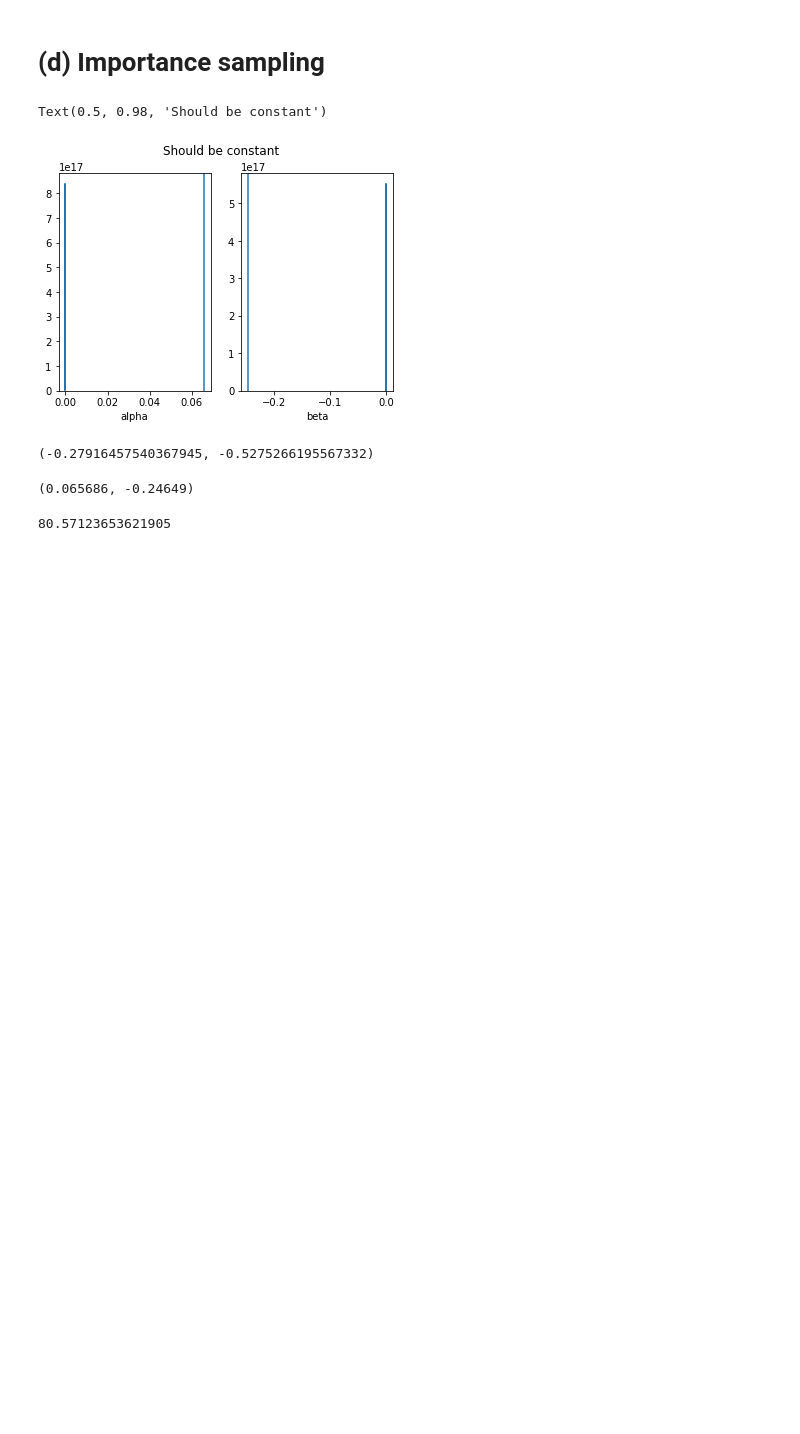
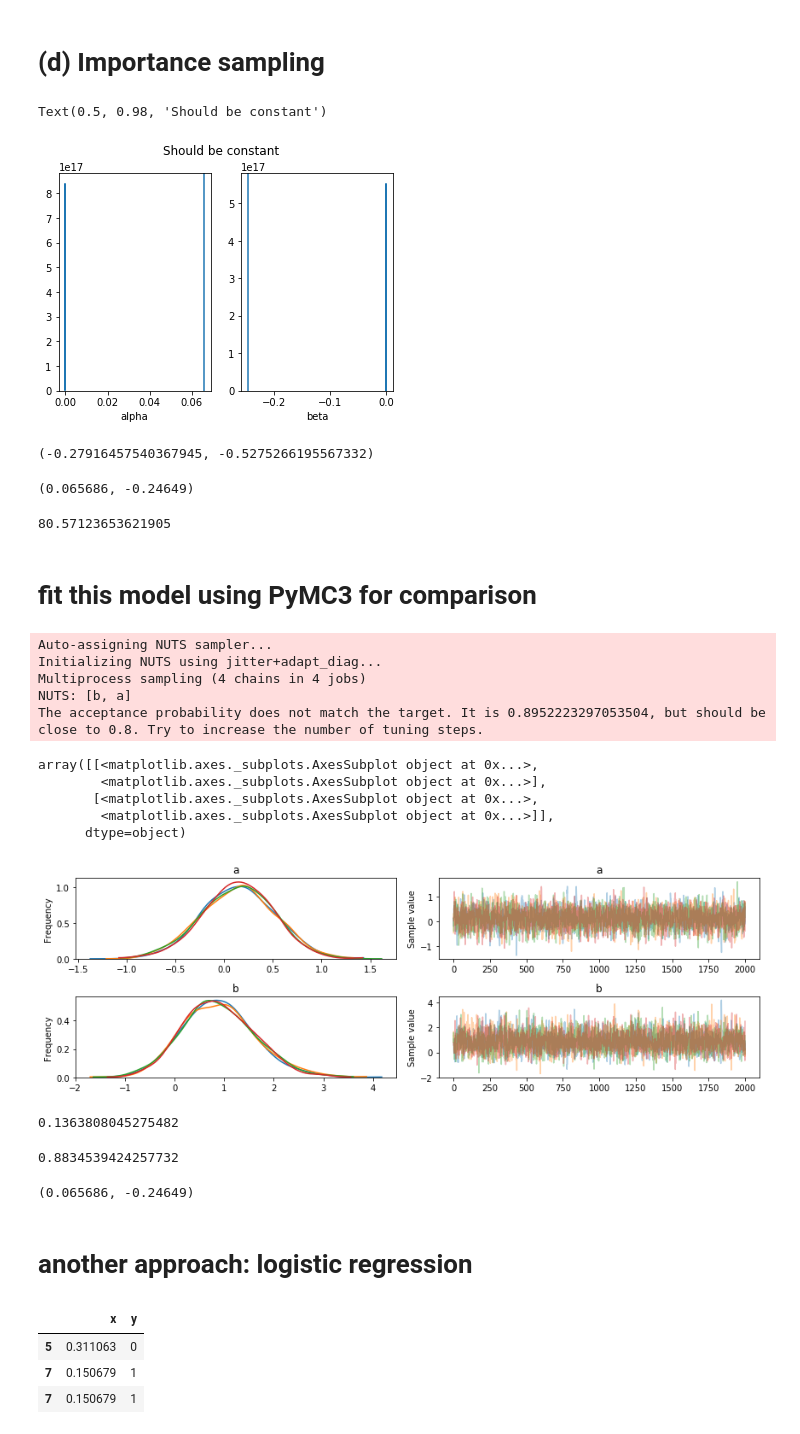
Before and after one commit to hacktuarial/bda3, a Jupyter notebook: chapter10/5_rejection_importance_sampling.ipynb, the cells around one changed output. Saved outputs shown, nothing was run; the diff lists cells and outputs as text; code cells hidden in the pictures; blank space fills up the shorter version.

Commit message:
adds pymc3, statsmodels comparison

```diff
--- a/chapter10/5_rejection_importance_sampling.ipynb
+++ b/chapter10/5_rejection_importance_sampling.ipynb
@@ -33,7 +33,8 @@ plt.legend()
 [figure]
 # %%
 def simulate_data(J, lam, seed):
-    np.random.seed(seed)
+    if seed:
+        np.random.seed(seed)
     alpha = scipy.stats.t.rvs(df=4, scale=2, size=1)
     beta = scipy.stats.t.rvs(df=4, size=1)
     x = np.random.uniform(size=J)
@@ -46,8 +47,8 @@ def simulate_data(J, lam, seed):
     return x, y, n
 # %%
 LAMBDA = 5
-X, y, n = simulate_data(J=10, lam=LAMBDA, seed=930)
-plt.scatter(X, y / n)
+X, Y, N = simulate_data(J=10, lam=LAMBDA, seed=930)
+plt.scatter(X, Y / N)
 # %% [output]
 alpha=0.065686, beta=-0.246490
 <matplotlib.collections.PathCollection at 0x...>
@@ -297,3 +299,5 @@ alpha, beta
 1 / np.sum((importance_weights / importance_weights.sum())**2)
 # %% [output]
 80.57123653621905
+# %% [markdown]
+# fit this model using PyMC3 for comparison
@@ -299,0 +306,41 @@ alpha, beta
+# %%
+J = 10
+
+with pm.Model() as model:
+    a = pm.StudentT('a', nu=4, mu=0, sd=2)
+    b = pm.StudentT('b', nu=4, mu=0, sd=1)
+
+    p = 1 / (1 + pm.math.exp(a + b * X))
+    y = pm.Binomial('y', n=N, p=p, observed=Y)
+# %%
+with model:
+    pm_samples = pm.sample(draws=2000, chains=4, cores=4, tune=1000)
+# %% [output]
+Auto-assigning NUTS sampler...
+Initializing NUTS using jitter+adapt_diag...
+Multiprocess sampling (4 chains in 4 jobs)
+NUTS: [b, a]
+The acceptance probability does not match the target. It is 0.8952223297053504, but should be close to 0.8. Try to increase the number of tuning steps.
+# %%
+pm.traceplot(pm_samples)
+# %% [output]
+array([[<matplotlib.axes._subplots.AxesSubplot object at 0x...>,
+        <matplotlib.axes._subplots.AxesSubplot object at 0x...>],
+       [<matplotlib.axes._subplots.AxesSubplot object at 0x...>,
+        <matplotlib.axes._subplots.AxesSubplot object at 0x...>]],
+      dtype=object)
+[figure, added]
+# %%
+pm_samples.get_values('a').mean()
+# %% [output]
+0.1363808045275482
+# %%
+pm_samples.get_values('b').mean()
+# %% [output]
+0.8834539424257732
+# %%
+alpha, beta
+# %% [output]
+(0.065686, -0.24649)
+# %% [markdown]
+# another approach: logistic regression
@@ -299,0 +350,18 @@ alpha, beta
+# %%
+df_agg = pd.DataFrame({'x': X, 'n_success': Y, 'n_trials': N})
+df_agg['n_fail'] = df_agg['n_trials'] - df_agg['n_success']
+# repeat so each row = 1 trial
+df_success = df_agg.loc[np.repeat(df_agg.index, df_agg['n_success']), ['x']]
+df_success['y'] = 1
+assert len(df_success) == df_agg['n_success'].sum()
+df_failure = df_agg.loc[np.repeat(df_agg.index, df_agg['n_fail']), ['x']]
+df_failure['y'] = 0
+assert len(df_failure) == df_agg['n_fail'].sum()
+df = pd.concat([df_success, df_failure], axis='rows')
+assert len(df) == np.sum(N)
+df.sample(n=3)
+# %% [output]
+|  | x | y |
+| 5 | 0.311063 | 0 |
+| 7 | 0.150679 | 1 |
+| 7 | 0.150679 | 1 |
```
Also changed, not shown: parts of 9 cells of this notebook.
